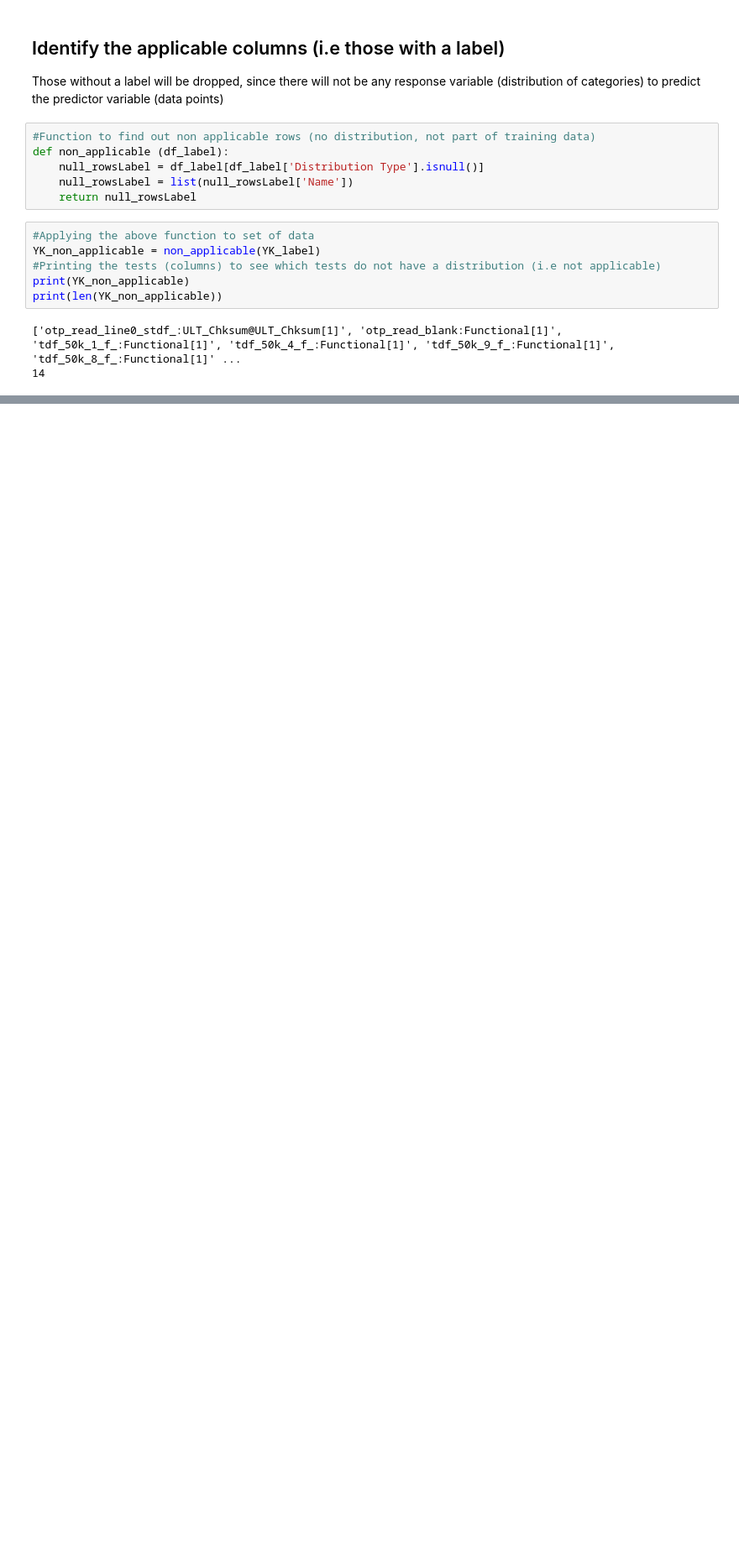
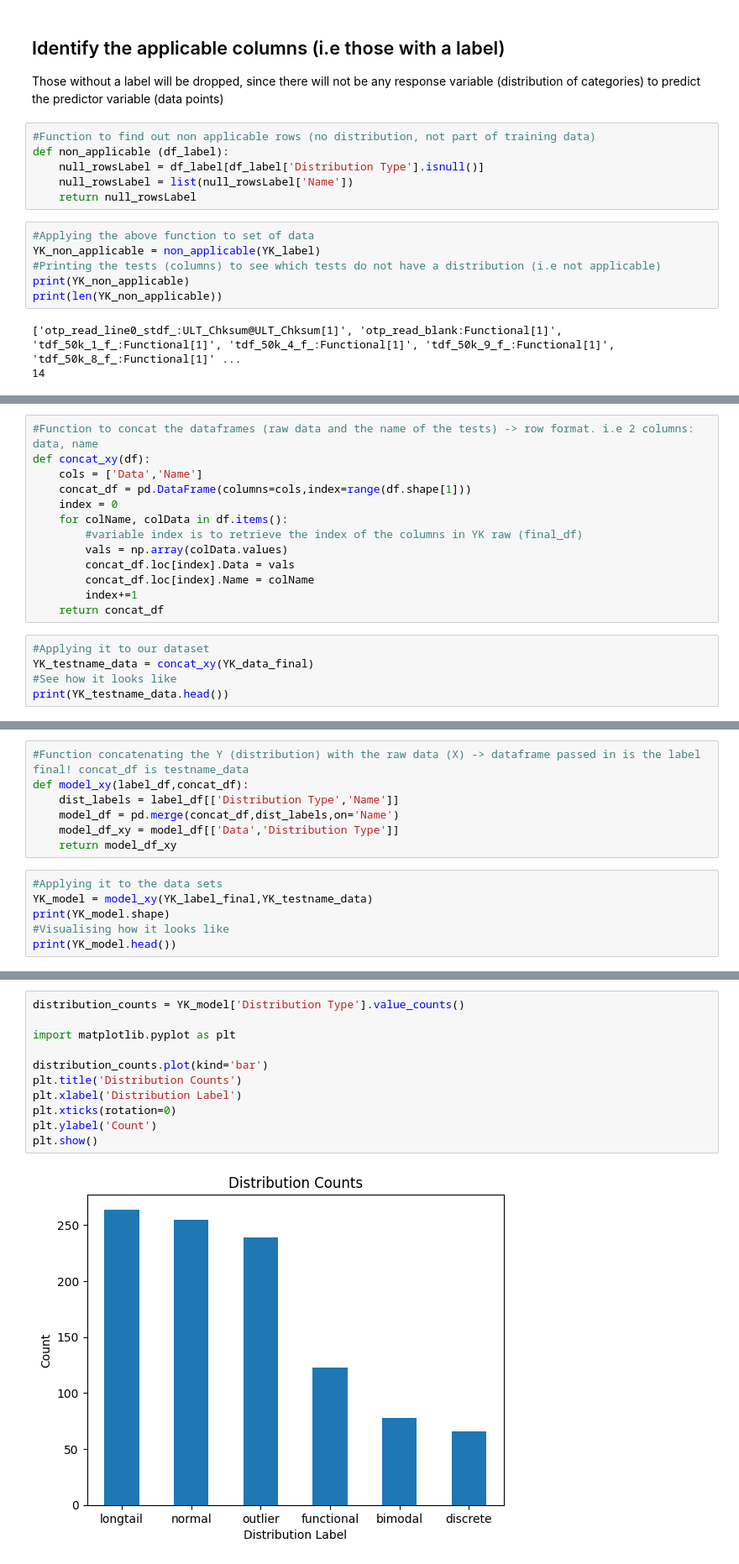
Before and after one commit to chan-cee/wafers, a Jupyter notebook: Luna Preprocessing.ipynb, the cells around one changed output, grey strips where cells are left out. Shown: that part at 84% size. Cells and saved outputs as stored; diff of their text form; blank space fills up the shorter version.

```diff
--- a/Luna Preprocessing.ipynb
+++ b/Luna Preprocessing.ipynb
@@ -57,0 +240,18 @@ print(len(YK_non_applicable))
+# %%
+#Function to concat the dataframes (raw data and the name of the tests) -> row format. i.e 2 columns: data, name
+def concat_xy(df):
+    cols = ['Data','Name']
+    concat_df = pd.DataFrame(columns=cols,index=range(df.shape[1]))
+    index = 0
+    for colName, colData in df.items():
+        #variable index is to retrieve the index of the columns in YK raw (final_df)
+        vals = np.array(colData.values)
+        concat_df.loc[index].Data = vals
+        concat_df.loc[index].Name = colName
+        index+=1
+    return concat_df
+# %%
+#Applying it to our dataset
+YK_testname_data = concat_xy(YK_data_final)
+#See how it looks like
+print(YK_testname_data.head())
@@ -57,0 +272,13 @@ print(len(YK_non_applicable))
+# %%
+#Function concatenating the Y (distribution) with the raw data (X) -> dataframe passed in is the label final! concat_df is testname_data
+def model_xy(label_df,concat_df):
+    dist_labels = label_df[['Distribution Type','Name']]
+    model_df = pd.merge(concat_df,dist_labels,on='Name')
+    model_df_xy = model_df[['Data','Distribution Type']]
+    return model_df_xy
+# %%
+#Applying it to the data sets
+YK_model = model_xy(YK_label_final,YK_testname_data)
+print(YK_model.shape)
+#Visualising how it looks like
+print(YK_model.head())
@@ -57,0 +296,13 @@ print(len(YK_non_applicable))
+# %%
+distribution_counts = YK_model['Distribution Type'].value_counts()
+
+import matplotlib.pyplot as plt
+
+distribution_counts.plot(kind='bar')
+plt.title('Distribution Counts')
+plt.xlabel('Distribution Label')
+plt.xticks(rotation=0)
+plt.ylabel('Count')
+plt.show()
+# %% [output]
+[figure, added]
```
Also changed, not shown: parts of 31 cells of this notebook.
